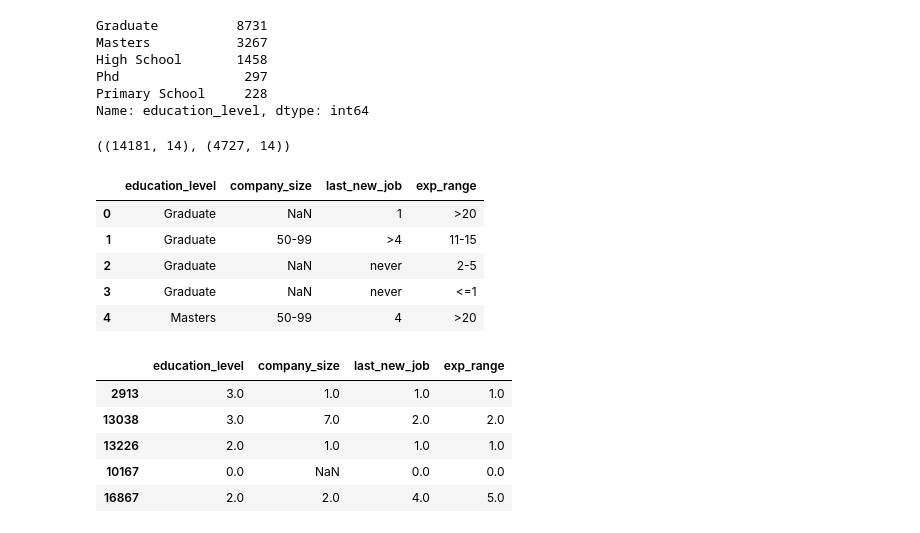
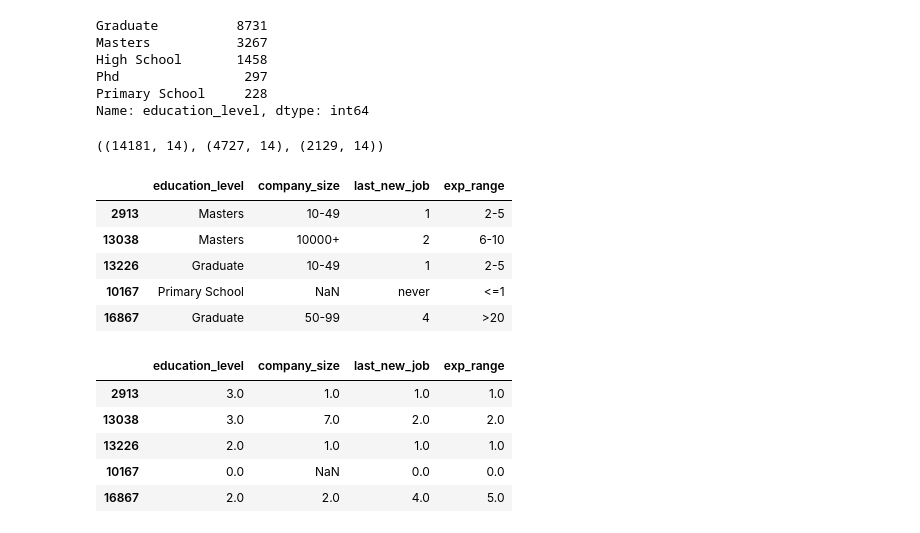
Before and after one commit to divzueri/Data-Science-Projects, a Jupyter notebook: HRAnalytics/notebooks/3_Preprocessing.ipynb, the cells around one changed output. Drawn from its saved outputs; the diff is of its cells as text; code cells hidden in the pictures.

```diff
--- a/HRAnalytics/notebooks/3_Preprocessing.ipynb
+++ b/HRAnalytics/notebooks/3_Preprocessing.ipynb
@@ -31,10 +31,10 @@ df.shape
 # %% [markdown]
 First, I'll separate the pre-defined train and test sets. This test set does not include the target feature, and therefore cannot be used for training or validation.
 # %%
-train_df = df.loc[df['target'].notna()]
-test_df = df.loc[df['target'].isna()]
+main_df = df.loc[df['target'].notna()]
+final_eval_df = df.loc[df['target'].isna()]
 
-train_df.shape, test_df.shape
+main_df.shape, final_eval_df.shape
 # %% [output]
 ((18908, 14), (2129, 14))
 # %% [markdown]
@@ -122,18 +99,18 @@ test = ord_encoder.transform(test)
 # %%
-train.shape, test.shape
+train.shape, test.shape, final_eval_df.shape
 # %% [output]
-((14181, 14), (4727, 14))
+((14181, 14), (4727, 14), (2129, 14))
 # %%
 # Original df
 
-df[ord_cols].head()
+main_df[ord_cols].loc[[2913, 13038, 13226, 10167, 16867]]
 # %% [output]
 |  | education_level | company_size | last_new_job | exp_range |
-| 0 | Graduate | NaN | 1 | >20 |
-| 1 | Graduate | 50-99 | >4 | 11-15 |
-| 2 | Graduate | NaN | never | 2-5 |
-| 3 | Graduate | NaN | never | <=1 |
-| 4 | Masters | 50-99 | 4 | >20 |
+| 2913 | Masters | 10-49 | 1 | 2-5 |
+| 13038 | Masters | 10000+ | 2 | 6-10 |
+| 13226 | Graduate | 10-49 | 1 | 2-5 |
+| 10167 | Primary School | NaN | never | <=1 |
+| 16867 | Graduate | 50-99 | 4 | >20 |
 # %%
 # Encoded df
 
```
Also changed, not shown: parts of 49 cells of this notebook, 11 other files.
